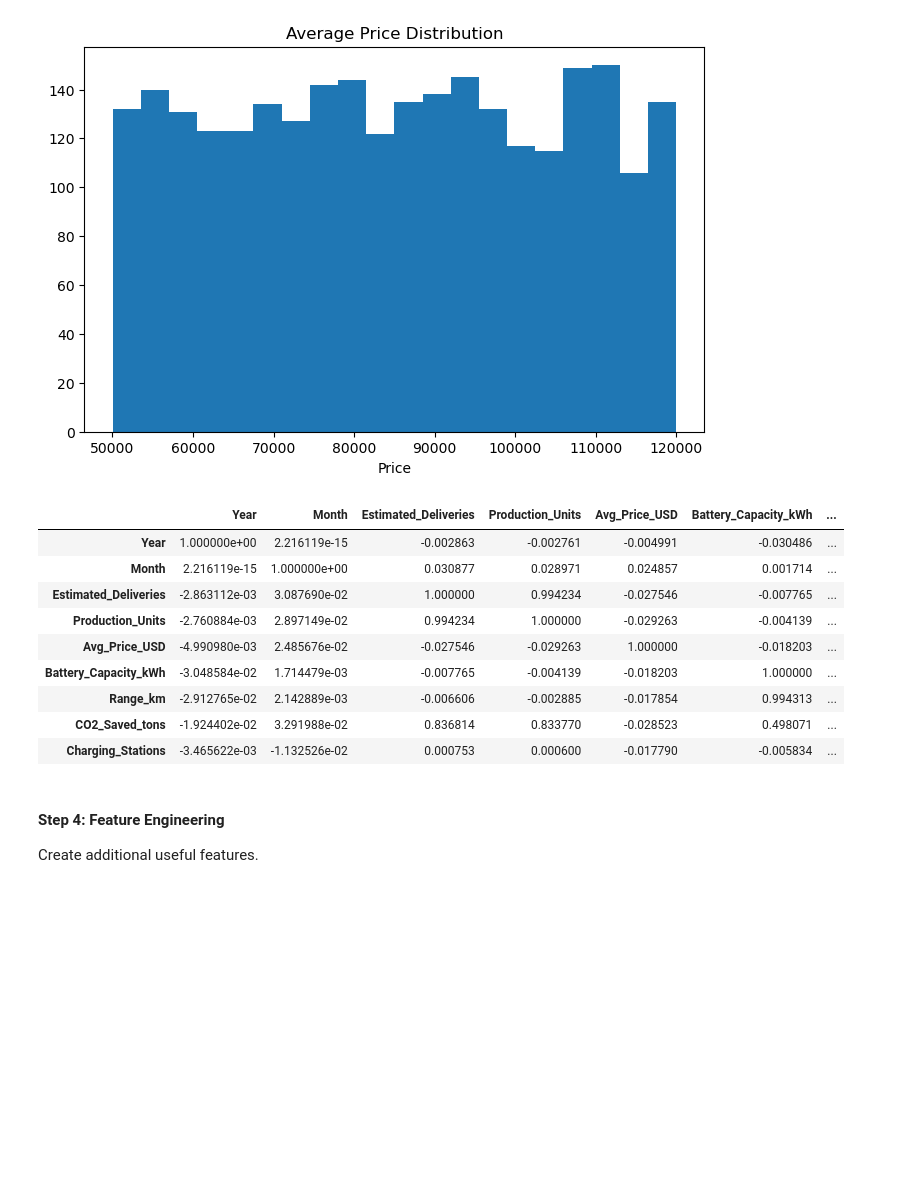
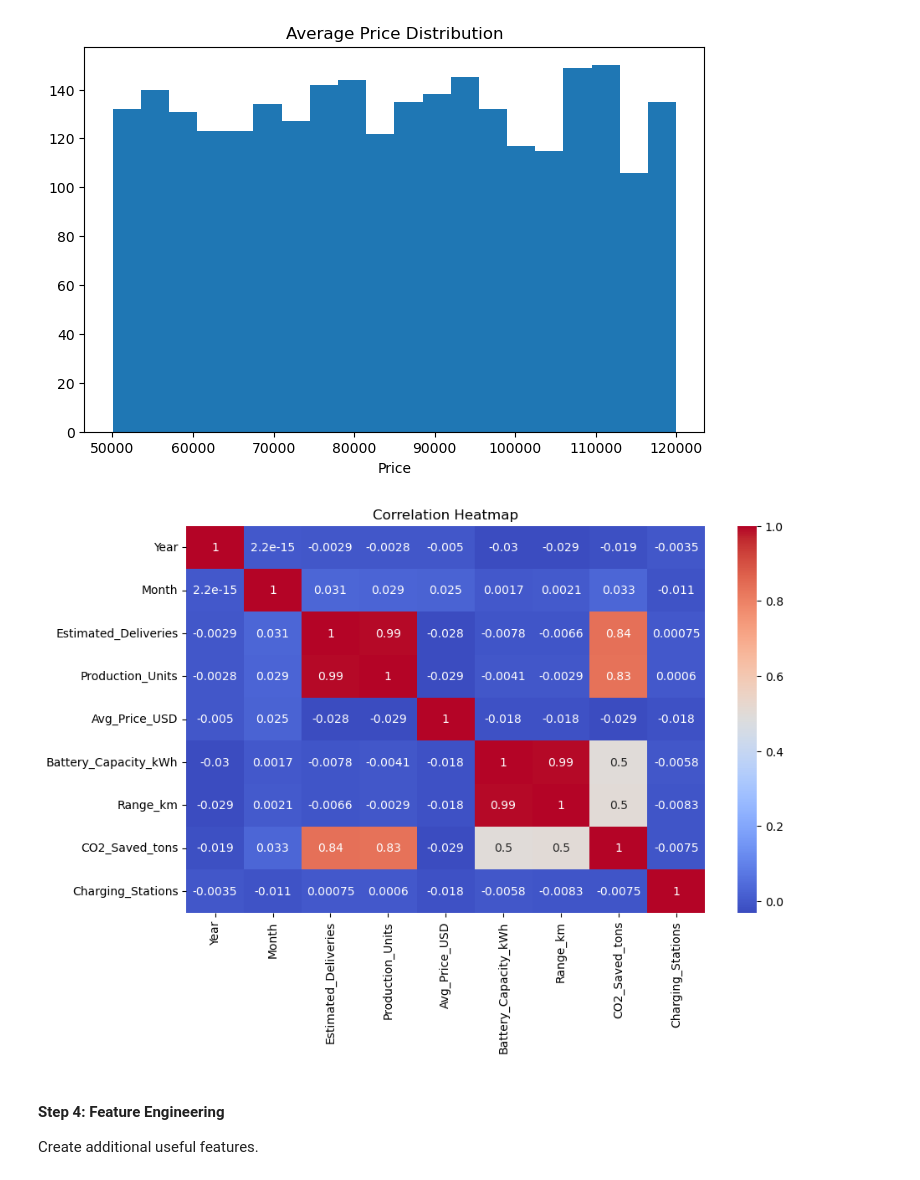
Before and after one commit to srinidhireddy786/Celebal-week2-assignment, a Jupyter notebook: week2_Srinidhi_almareddy.ipynb, the cells around one changed output. Cells and saved outputs as stored; diff of their text form; code cells hidden in the pictures; blank space fills up the shorter version.

```diff
--- a/week2_Srinidhi_almareddy.ipynb
+++ b/week2_Srinidhi_almareddy.ipynb
@@ -208,18 +185,12 @@ plt.show()
 # %%
 corr = df.select_dtypes(include=np.number).corr()
 
-corr
+plt.figure(figsize=(10,6))
+sns.heatmap(corr, annot=True, cmap="coolwarm")
+plt.title("Correlation Heatmap")
+plt.show()
 # %% [output]
-|  | Year | Month | Estimated_Deliveries | Production_Units | Avg_Price_USD | Battery_Capacity_kWh | ... |
-| Year | 1.000000e+00 | 2.216119e-15 | -0.002863 | -0.002761 | -0.004991 | -0.030486 | ... |
-| Month | 2.216119e-15 | 1.000000e+00 | 0.030877 | 0.028971 | 0.024857 | 0.001714 | ... |
-| Estimated_Deliveries | -2.863112e-03 | 3.087690e-02 | 1.000000 | 0.994234 | -0.027546 | -0.007765 | ... |
-| Production_Units | -2.760884e-03 | 2.897149e-02 | 0.994234 | 1.000000 | -0.029263 | -0.004139 | ... |
-| Avg_Price_USD | -4.990980e-03 | 2.485676e-02 | -0.027546 | -0.029263 | 1.000000 | -0.018203 | ... |
-| Battery_Capacity_kWh | -3.048584e-02 | 1.714479e-03 | -0.007765 | -0.004139 | -0.018203 | 1.000000 | ... |
-| Range_km | -2.912765e-02 | 2.142889e-03 | -0.006606 | -0.002885 | -0.017854 | 0.994313 | ... |
-| CO2_Saved_tons | -1.924402e-02 | 3.291988e-02 | 0.836814 | 0.833770 | -0.028523 | 0.498071 | ... |
-| Charging_Stations | -3.465622e-03 | -1.132526e-02 | 0.000753 | 0.000600 | -0.017790 | -0.005834 | ... |
+[figure, added]
 # %% [markdown]
 #### Step 4: Feature Engineering
 
```
Also changed, not shown: parts of 6 cells of this notebook.
